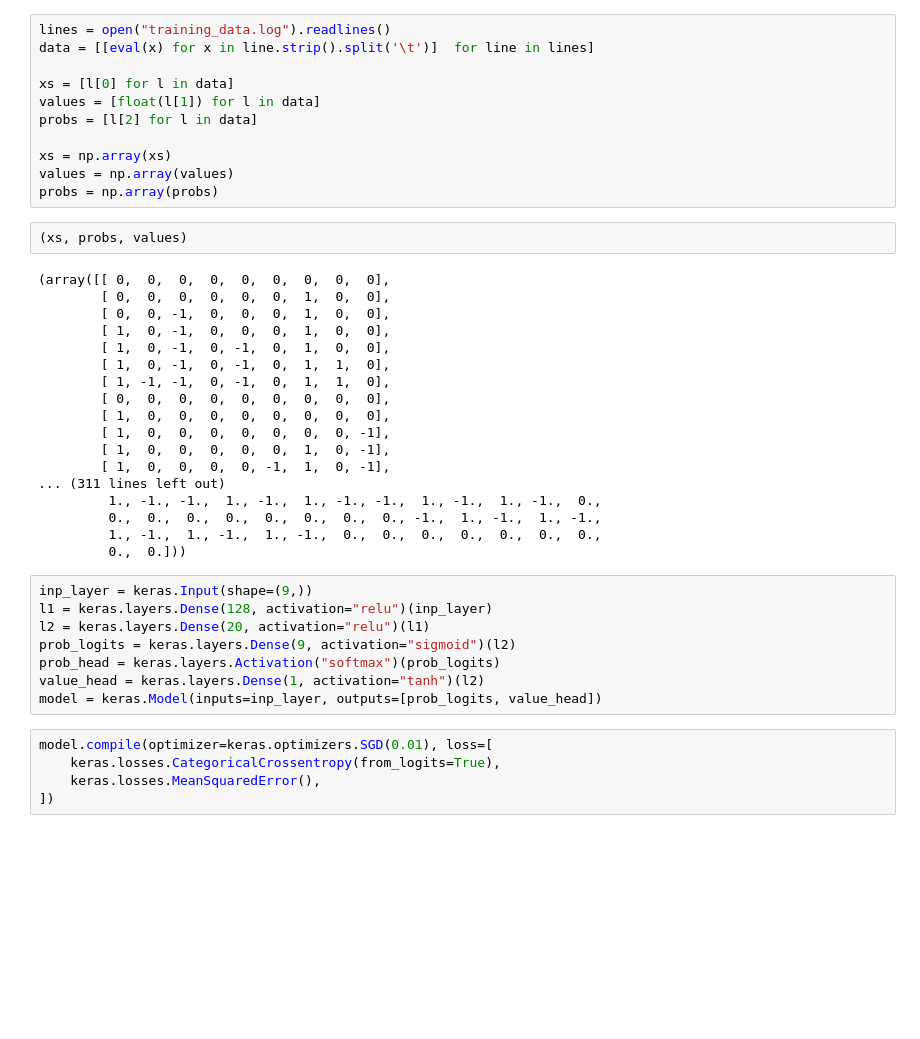
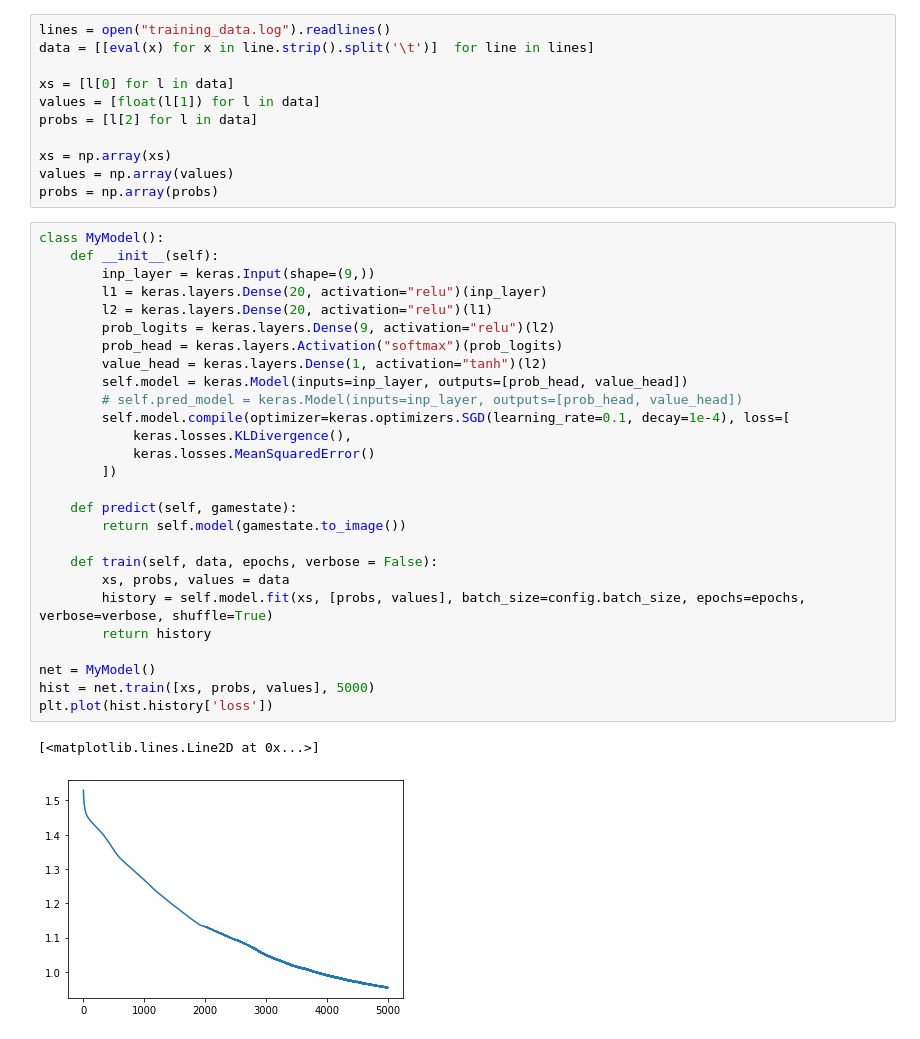
Before and after one commit to krkartikay/AlphaZeroFinal, a Jupyter notebook: train_testing.ipynb, the cells around one changed output. Saved outputs shown, nothing was run; the diff lists cells and outputs as text; blank space fills up the shorter version.

```diff
--- a/train_testing.ipynb
+++ b/train_testing.ipynb
@@ -18,37 +19,34 @@ probs = [l[2] for l in data]
 xs = np.array(xs)
 values = np.array(values)
 probs = np.array(probs)
-# %%
-(xs, probs, values)
-# %% [output]
-(array([[ 0,  0,  0,  0,  0,  0,  0,  0,  0],
-        [ 0,  0,  0,  0,  0,  0,  1,  0,  0],
-        [ 0,  0, -1,  0,  0,  0,  1,  0,  0],
-        [ 1,  0, -1,  0,  0,  0,  1,  0,  0],
-        [ 1,  0, -1,  0, -1,  0,  1,  0,  0],
-        [ 1,  0, -1,  0, -1,  0,  1,  1,  0],
-        [ 1, -1, -1,  0, -1,  0,  1,  1,  0],
-        [ 0,  0,  0,  0,  0,  0,  0,  0,  0],
-        [ 1,  0,  0,  0,  0,  0,  0,  0,  0],
-        [ 1,  0,  0,  0,  0,  0,  0,  0, -1],
-        [ 1,  0,  0,  0,  0,  0,  1,  0, -1],
-        [ 1,  0,  0,  0,  0, -1,  1,  0, -1],
-... (311 lines left out)
-         1., -1., -1.,  1., -1.,  1., -1., -1.,  1., -1.,  1., -1.,  0.,
-         0.,  0.,  0.,  0.,  0.,  0.,  0.,  0., -1.,  1., -1.,  1., -1.,
-         1., -1.,  1., -1.,  1., -1.,  0.,  0.,  0.,  0.,  0.,  0.,  0.,
-         0.,  0.]))
 # %%
-inp_layer = keras.Input(shape=(9,))
-l1 = keras.layers.Dense(128, activation="relu")(inp_layer)
-l2 = keras.layers.Dense(20, activation="relu")(l1)
-prob_logits = keras.layers.Dense(9, activation="sigmoid")(l2)
-prob_head = keras.layers.Activation("softmax")(prob_logits)
-value_head = keras.layers.Dense(1, activation="tanh")(l2)
-model = keras.Model(inputs=inp_layer, outputs=[prob_logits, value_head])
+class MyModel():
+    def __init__(self):
+        inp_layer = keras.Input(shape=(9,))
+        l1 = keras.layers.Dense(20, activation="relu")(inp_layer)
+        l2 = keras.layers.Dense(20, activation="relu")(l1)
+        prob_logits = keras.layers.Dense(9, activation="relu")(l2)
+        prob_head = keras.layers.Activation("softmax")(prob_logits)
+        value_head = keras.layers.Dense(1, activation="tanh")(l2)
+        self.model = keras.Model(inputs=inp_layer, outputs=[prob_head, value_head])
+        # self.pred_model = keras.Model(inputs=inp_layer, outputs=[prob_head, value_head])
+        self.model.compile(optimizer=keras.optimizers.SGD(learning_rate=0.1, decay=1e-4), loss=[
+            keras.losses.KLDivergence(),
+            keras.losses.MeanSquaredError()
+        ])
+
+    def predict(self, gamestate):
+        return self.model(gamestate.to_image())
+
+    def train(self, data, epochs, verbose = False):
+        xs, probs, values = data
+        history = self.model.fit(xs, [probs, values], batch_size=config.batch_size, epochs=epochs, verbose=verbose, shuffle=True)
+        return history
+
+net = MyModel()
+hist = net.train([xs, probs, values], 5000)
+plt.plot(hist.history['loss'])
+# %% [output]
+[<matplotlib.lines.Line2D at 0x...>]
+[figure, added]
-# %%
-model.compile(optimizer=keras.optimizers.SGD(0.01), loss=[
-    keras.losses.CategoricalCrossentropy(from_logits=True),
-    keras.losses.MeanSquaredError(),
-])
 # %%
```
Also changed, not shown: parts of 9 cells of this notebook, 8 other files.
